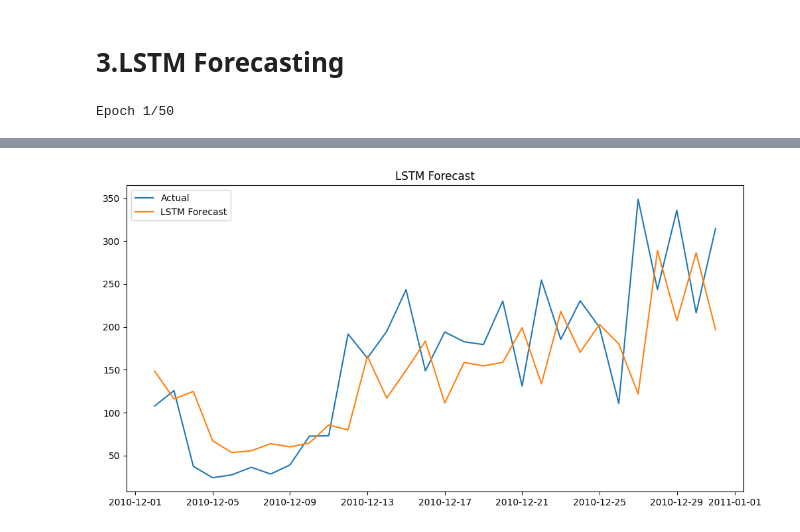
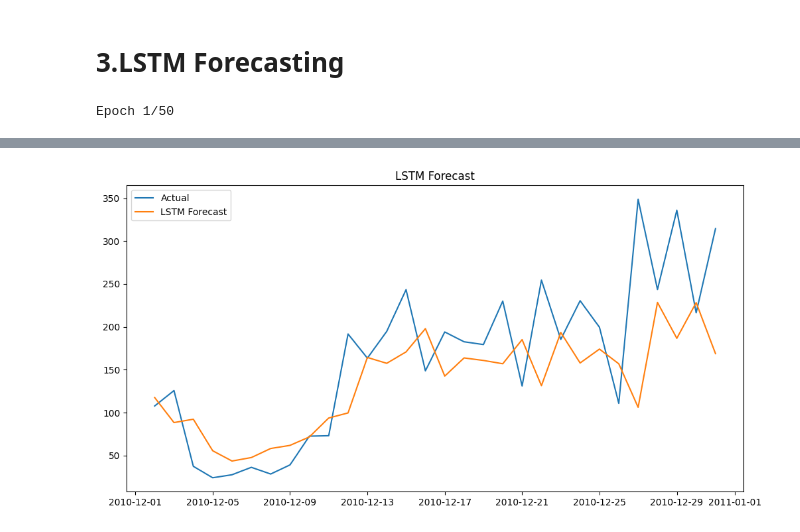
Before and after one commit to shaharbanu-123/FINAL-Project, a Jupyter notebook: project_26_06_2025_full.ipynb, the cells around one changed output, grey strips where cells are left out. Cells and saved outputs as stored; diff of their text form; code cells hidden in the pictures.

```diff
--- a/project_26_06_2025_full.ipynb
+++ b/project_26_06_2025_full.ipynb
@@ -136,6 +136,13 @@ plt.show()
 # **3.LSTM Forecasting**
 # %%
 from sklearn.preprocessing import MinMaxScaler
+import numpy as np
+import matplotlib.pyplot as plt
+import tensorflow as tf
+from tensorflow.keras.models import Sequential
+from tensorflow.keras.layers import Dense, LSTM, Dropout
+from tensorflow.keras.callbacks import EarlyStopping
+
 
 # Scaling (Normalize)
 scaler = MinMaxScaler()
@@ -150,7 +157,7 @@ def create_sequences(data, window_size):
     return np.array(X), np.array(y)
 
 # Define window_size
-window_size = 10
+window_size = 30
 X, y = create_sequences(scaled, window_size)
 X = X.reshape((-1, window_size, 1))
 
@@ -158,8 +165,6 @@ X = X.reshape((-1, window_size, 1))
 X, y = create_sequences(scaled, window_size)
 
 
-import tensorflow as tf
-from tensorflow.keras.models import Sequential
 from tensorflow.keras.layers import Dense, LSTM, Conv1D, MaxPooling1D, Flatten
 
 
@@ -211,2 +216,2 @@ Epoch 50/50
-[figure, old version]
+[figure, new version]
 # %%
```
Also changed, not shown: parts of 5 cells of this notebook.
